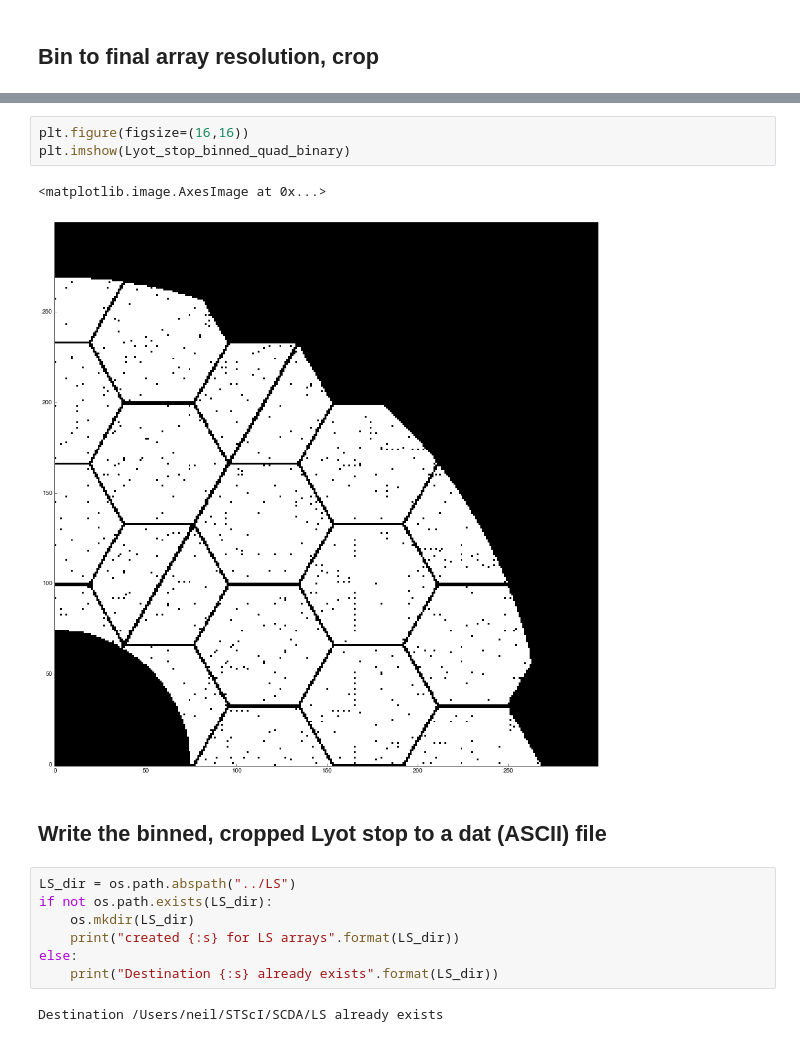
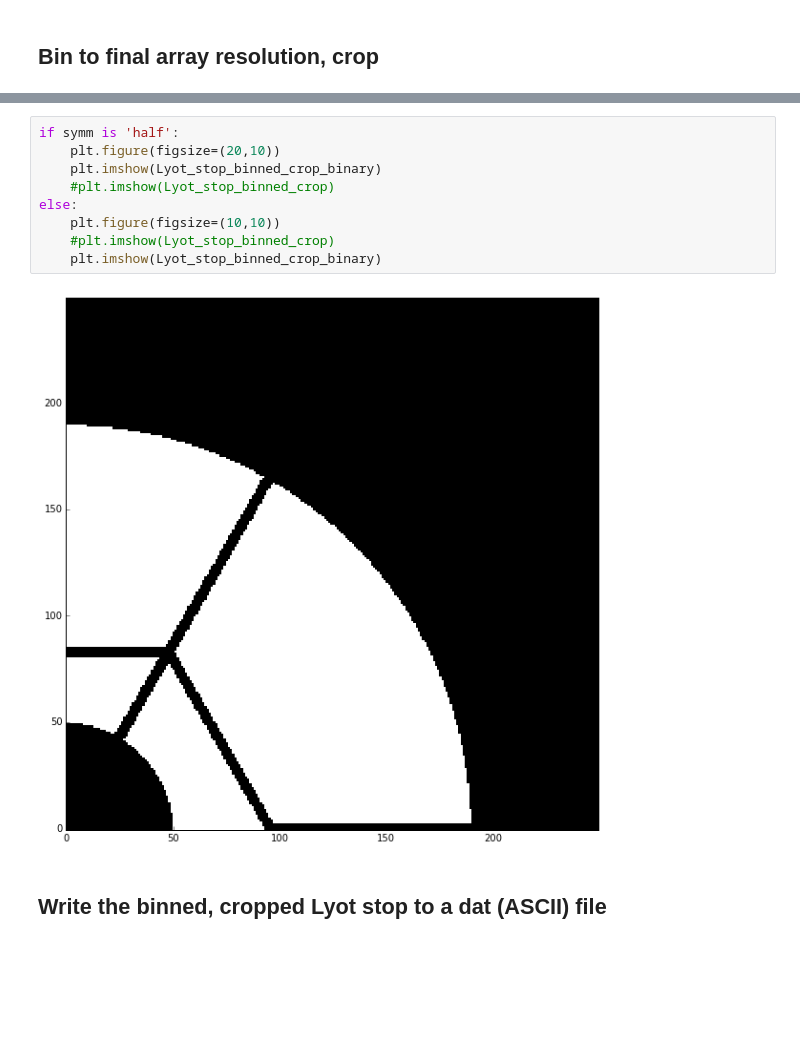
Before and after one commit to neilzim/SCDA, a Jupyter notebook: make_Lyotstop_obs2.ipynb, the cells around one changed output, grey strips where cells are left out. Cells and saved outputs as stored; diff of their text form; blank space fills up the shorter version.

```diff
--- a/make_Lyotstop_obs2.ipynb
+++ b/make_Lyotstop_obs2.ipynb
@@ -109,18 +140,14 @@ Lyot_stop_binned_quad.shape
-# %%
-plt.figure(figsize=(16,16))
-plt.imshow(Lyot_stop_binned_quad_binary)
-# %% [output]
-<matplotlib.image.AxesImage at 0x...>
-[figure, removed]
+# %%
+if symm is 'half':
+    plt.figure(figsize=(20,10))
+    plt.imshow(Lyot_stop_binned_crop_binary)
+    #plt.imshow(Lyot_stop_binned_crop)
+else:
+    plt.figure(figsize=(10,10))
+    #plt.imshow(Lyot_stop_binned_crop)
+    plt.imshow(Lyot_stop_binned_crop_binary)
+# %% [output]
+[figure, added]
 # %% [markdown]
 ## Write the binned, cropped Lyot stop to a dat (ASCII) file
-# %%
-LS_dir = os.path.abspath("../LS")
-if not os.path.exists(LS_dir):
-    os.mkdir(LS_dir)
-    print("created {:s} for LS arrays".format(LS_dir))
-else:
-    print("Destination {:s} already exists".format(LS_dir))
-# %% [output]
-Destination /Users/neil/STScI/SCDA/LS already exists
 # %%
```
Also changed, not shown: parts of 35 cells of this notebook.
